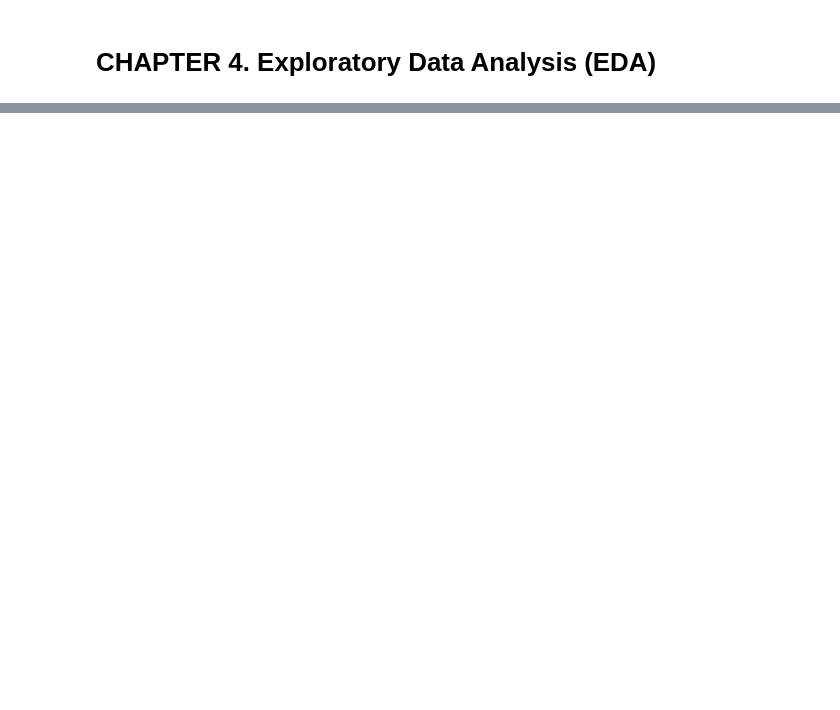
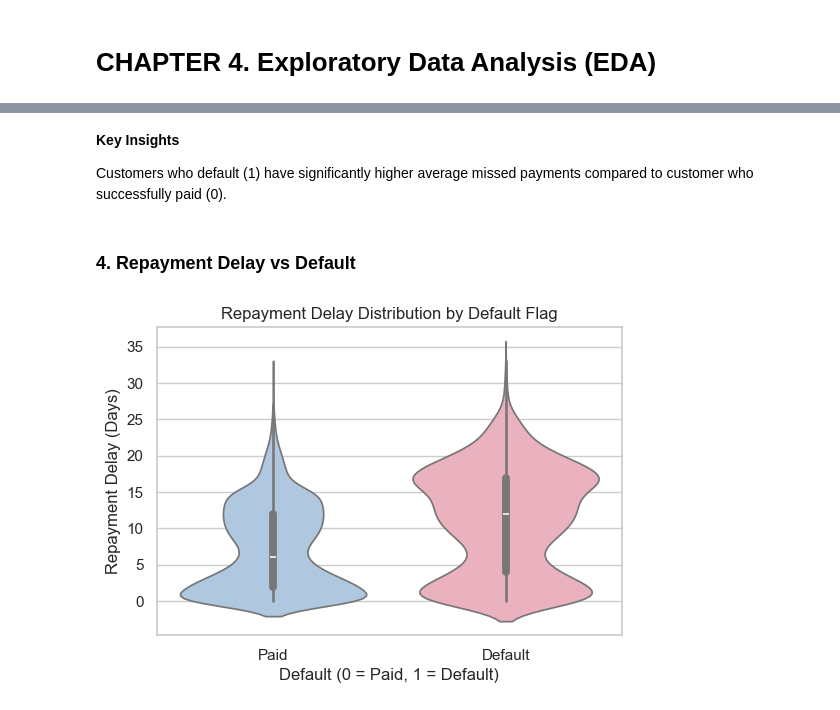
Before and after one commit to FTDS-assignment-bay/p2-ftds-final-project-ftds-053-rmt-group-002, a Jupyter notebook: modeling.ipynb, the cells around one changed output, grey strips where cells are left out. Drawn from its saved outputs; the diff is of its cells as text; code cells hidden in the pictures; blank space fills up the shorter version.

```diff
--- a/modeling.ipynb
+++ b/modeling.ipynb
@@ -20,0 +249,25 @@
+# %% [markdown]
+**Key Insights**
+
+Customers who default (1) have significantly higher average missed payments compared to customer who successfully paid (0).
+# %% [markdown]
+### **4. Repayment Delay vs Default**
+# %%
+plt.figure(figsize=(6,4))
+
+sns.violinplot(
+    x='default_flag',
+    y='repayment_delay_days',
+    data=df,
+    palette=['#A7C7E7', '#F4A7B9']
+)
+
+plt.title('Repayment Delay Distribution by Default Flag', fontsize=12)
+plt.xlabel('Default (0 = Paid, 1 = Default)')
+plt.ylabel('Repayment Delay (Days)')
+
+plt.xticks([0,1], ['Paid', 'Default'])
+
+plt.show()
+# %% [output]
+[figure, added]
```
Also changed, not shown: parts of 167 cells of this notebook, 17 other files.
